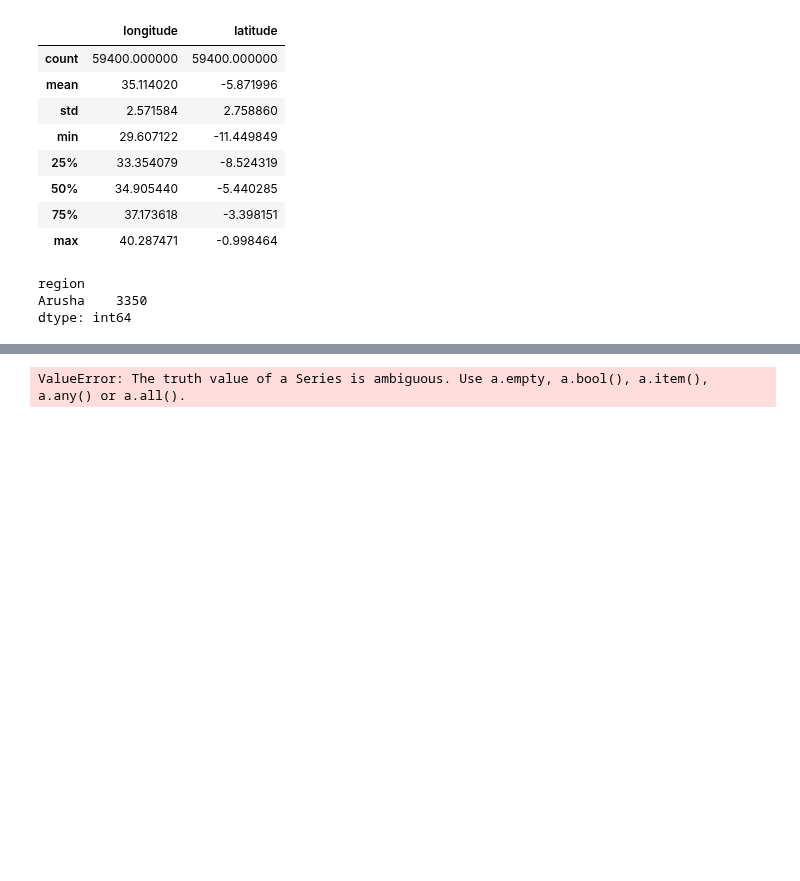
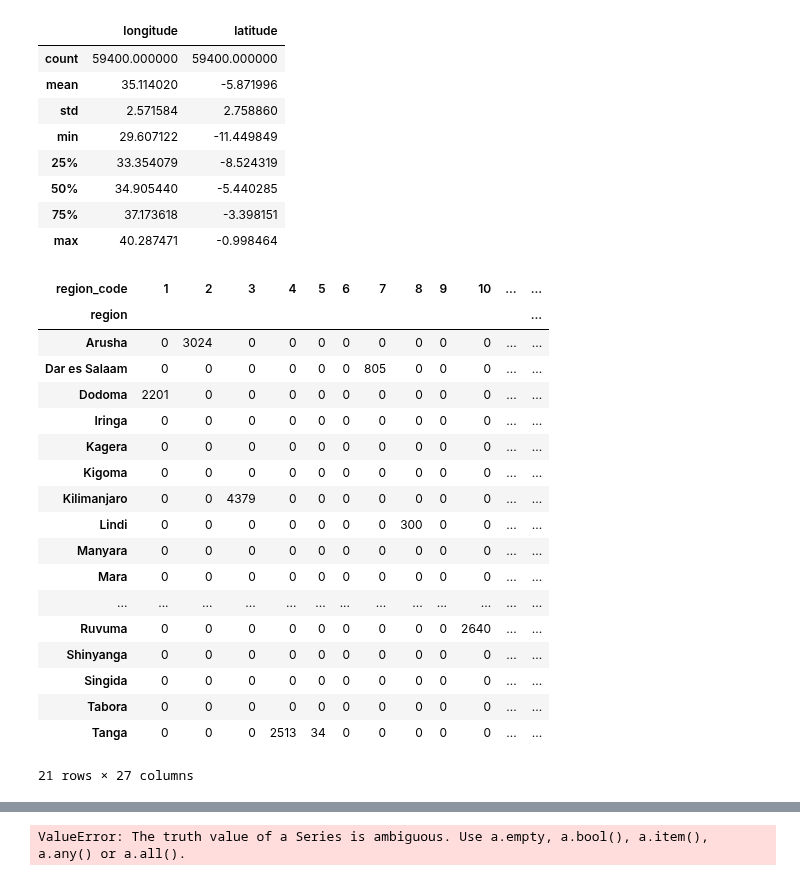
Before and after one commit to JannaW0402/Pump-it-Up, a Jupyter notebook: 869janna.ipynb, the cells around one changed output, grey strips where cells are left out. Saved outputs shown, nothing was run; the diff lists cells and outputs as text; code cells hidden in the pictures; blank space fills up the shorter version.

```diff
--- a/869janna.ipynb
+++ b/869janna.ipynb
@@ -126,13 +126,30 @@ Train[['longitude','latitude']].describe()
 # %%
 #Standerise
 df = Train.pivot_table('id','region','region_code',aggfunc='count').fillna(0).astype(int)
 #df.shape[0]
-df2 = df.iloc[0:1,0:27]
-range(len(df2.columns))
+#df2 = df.iloc[0:df.shape[0],0:27]
+#range(len(df2.columns))
 #df.loc[(df!=0).any(axis=1)]
-df2[1] + df2[2]
-df2.sum(axis=1)
+#df2[1] + df2[2]
+#df2.sum(axis=1)
+df
 # %% [output]
+| region_code | 1 | 2 | 3 | 4 | 5 | 6 | 7 | 8 | 9 | 10 | ... | ... |
+| region |  |  |  |  |  |  |  |  |  |  |  | ... |
+| Arusha | 0 | 3024 | 0 | 0 | 0 | 0 | 0 | 0 | 0 | 0 | ... | ... |
+| Dar es Salaam | 0 | 0 | 0 | 0 | 0 | 0 | 805 | 0 | 0 | 0 | ... | ... |
+| Dodoma | 2201 | 0 | 0 | 0 | 0 | 0 | 0 | 0 | 0 | 0 | ... | ... |
+| Iringa | 0 | 0 | 0 | 0 | 0 | 0 | 0 | 0 | 0 | 0 | ... | ... |
+| Kagera | 0 | 0 | 0 | 0 | 0 | 0 | 0 | 0 | 0 | 0 | ... | ... |
+| Kigoma | 0 | 0 | 0 | 0 | 0 | 0 | 0 | 0 | 0 | 0 | ... | ... |
+| Kilimanjaro | 0 | 0 | 4379 | 0 | 0 | 0 | 0 | 0 | 0 | 0 | ... | ... |
+| Lindi | 0 | 0 | 0 | 0 | 0 | 0 | 0 | 300 | 0 | 0 | ... | ... |
+| Manyara | 0 | 0 | 0 | 0 | 0 | 0 | 0 | 0 | 0 | 0 | ... | ... |
+| Mara | 0 | 0 | 0 | 0 | 0 | 0 | 0 | 0 | 0 | 0 | ... | ... |
+| ... | ... | ... | ... | ... | ... | ... | ... | ... | ... | ... | ... | ... |
+| Ruvuma | 0 | 0 | 0 | 0 | 0 | 0 | 0 | 0 | 0 | 2640 | ... | ... |
+| Shinyanga | 0 | 0 | 0 | 0 | 0 | 0 | 0 | 0 | 0 | 0 | ... | ... |
+| Singida | 0 | 0 | 0 | 0 | 0 | 0 | 0 | 0 | 0 | 0 | ... | ... |
+| Tabora | 0 | 0 | 0 | 0 | 0 | 0 | 0 | 0 | 0 | 0 | ... | ... |
+| Tanga | 0 | 0 | 0 | 2513 | 34 | 0 | 0 | 0 | 0 | 0 | ... | ... |
-region
-Arusha    3350
-dtype: int64
+21 rows × 27 columns
```
Also changed, not shown: parts of 1 cell of this notebook.
